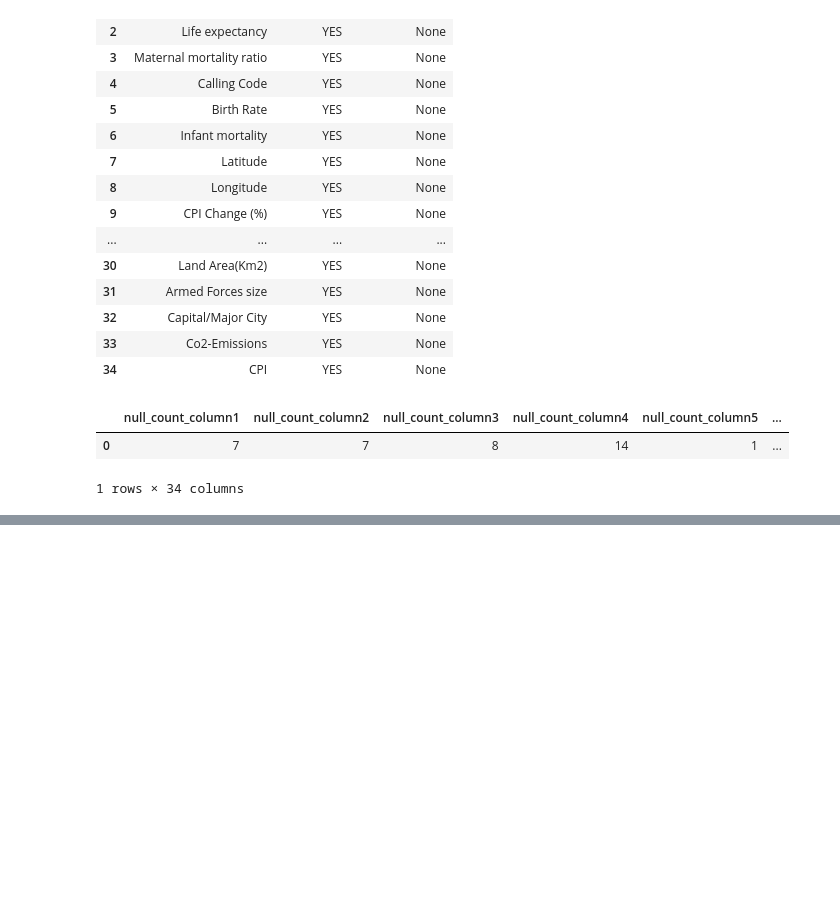
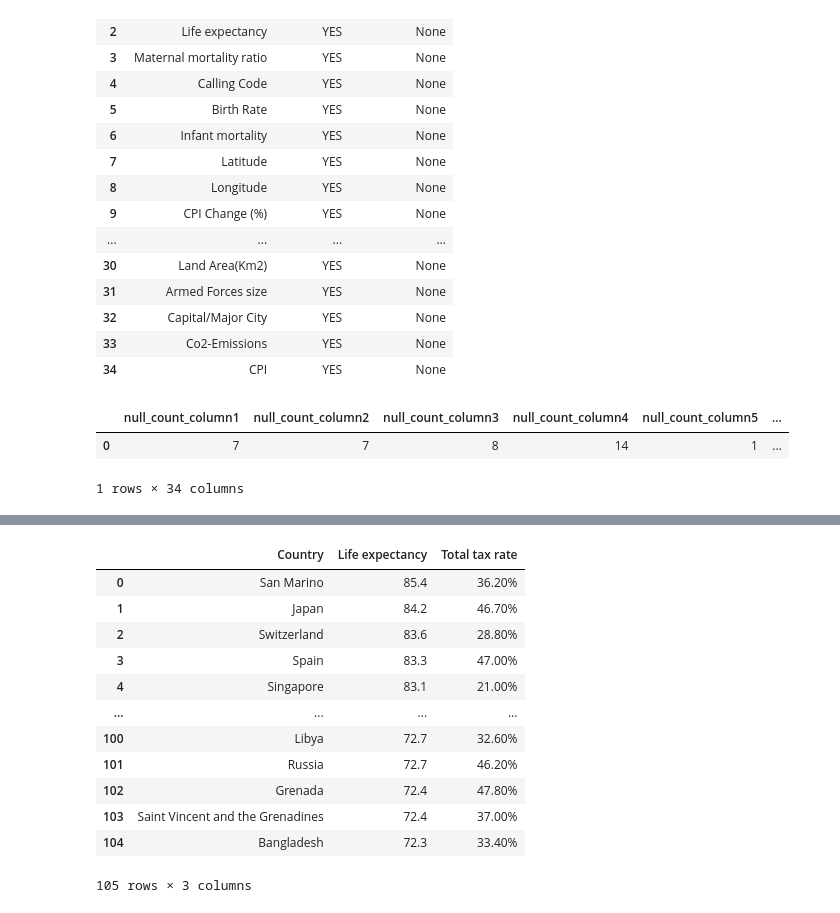
Before and after one commit to myrnamartinelli/world_data_queries, a Jupyter notebook: Untitled-1.ipynb, the cells around one changed output, grey strips where cells are left out. Saved outputs shown, nothing was run; the diff lists cells and outputs as text; code cells hidden in the pictures; blank space fills up the shorter version.

Commit message:
Added Exploratory Data Analysis

```diff
--- a/Untitled-1.ipynb
+++ b/Untitled-1.ipynb
@@ -171,0 +397,31 @@ pd.read_sql_query(query,engine)
+# %%
+#Quais paises estao acima da media de expectativa de vida
+
+query = """
+SELECT
+    "Country",
+    "Life expectancy",
+    "Total tax rate"
+FROM
+    world_data
+WHERE
+    "Life expectancy" > (SELECT AVG("Life expectancy") FROM world_data) AND "Total tax rate" < (SELECT "Total tax rate" FROM world_data WHERE "Country" = 'Brazil')
+ORDER BY
+    "Life expectancy" DESC
+"""
+
+pd.read_sql_query(query,engine)
+# %% [output]
+|  | Country | Life expectancy | Total tax rate |
+| 0 | San Marino | 85.4 | 36.20% |
+| 1 | Japan | 84.2 | 46.70% |
+| 2 | Switzerland | 83.6 | 28.80% |
+| 3 | Spain | 83.3 | 47.00% |
+| 4 | Singapore | 83.1 | 21.00% |
+| ... | ... | ... | ... |
+| 100 | Libya | 72.7 | 32.60% |
+| 101 | Russia | 72.7 | 46.20% |
+| 102 | Grenada | 72.4 | 47.80% |
+| 103 | Saint Vincent and the Grenadines | 72.4 | 37.00% |
+| 104 | Bangladesh | 72.3 | 33.40% |
+105 rows × 3 columns
```
Also changed, not shown: parts of 11 cells of this notebook.
